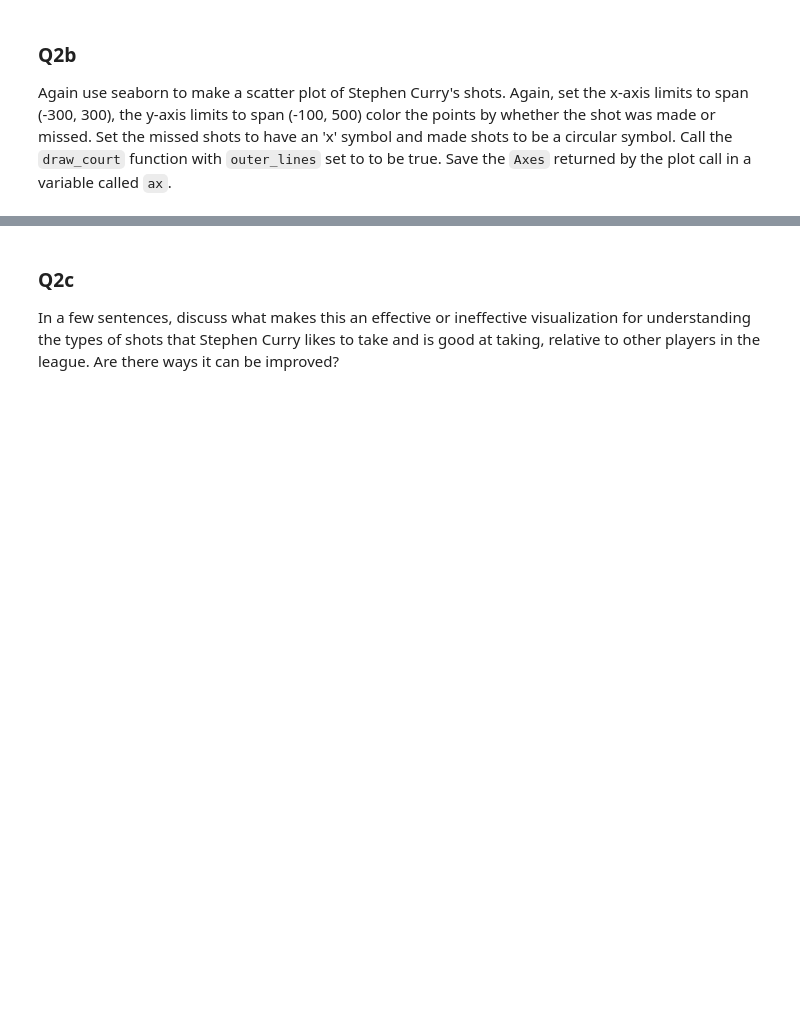
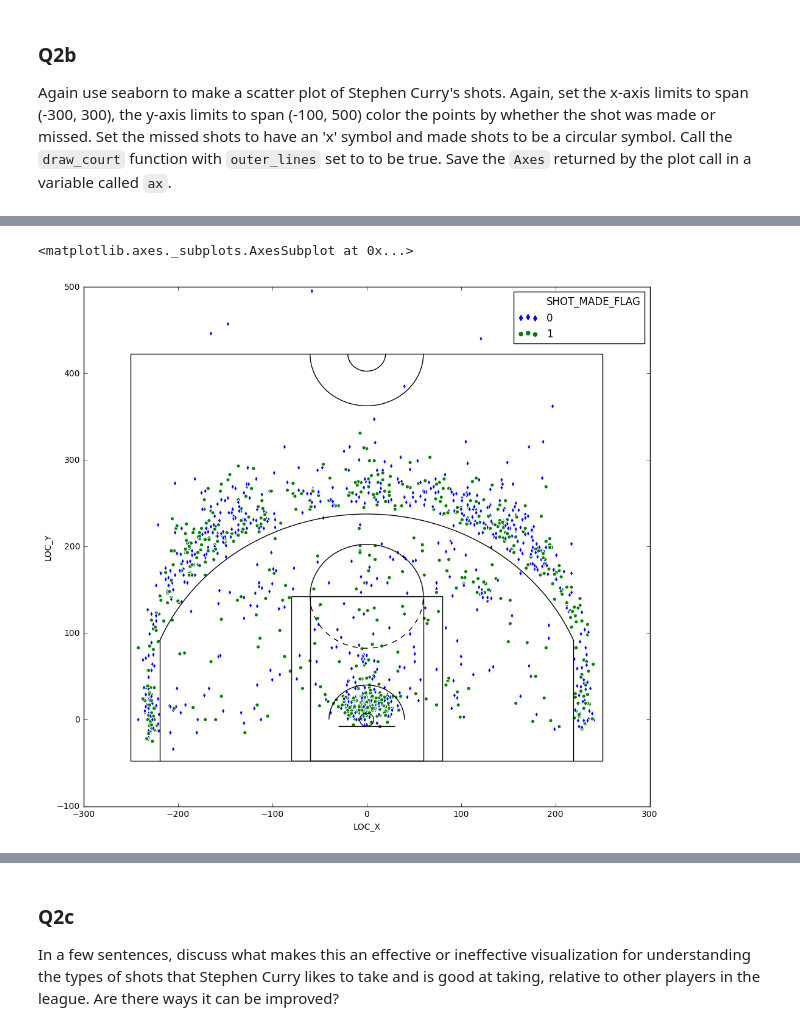
Before and after one commit to jcvdav/Spring2019, a Jupyter notebook: homeworks/homework2/student/homework2.ipynb, the cells around one changed output, grey strips where cells are left out. Drawn from its saved outputs; the diff is of its cells as text; code cells hidden in the pictures; blank space fills up the shorter version.

```diff
--- a/homeworks/homework2/student/homework2.ipynb
+++ b/homeworks/homework2/student/homework2.ipynb
@@ -368,2 +465,16 @@ ax = ...
+# %%
+plt.figure(figsize=(12, 11))
+cmap = sns.cubehelix_palette(dark=0, light=1, as_cmap=True)
+markers = {0: "d", 1: "o"} #I couldn't get marker "X" to work. Apparently there's an ongoing GH dicussion about an error (valueerror: could not convert string to float: 'X')
+ax = sns.scatterplot("LOC_X", "LOC_Y",
+                     hue = "SHOT_MADE_FLAG",
+                     style = "SHOT_MADE_FLAG",
+                     markers = markers,
+                     data = curry_data)
+ax.set(xlim = (-300, 300), ylim = (-100, 500))
+draw_court(outer_lines = True)
+# %% [output]
+<matplotlib.axes._subplots.AxesSubplot at 0x...>
+[figure, added]
 # %%
 ok.grade("q2b");
```
Also changed, not shown: parts of 23 cells of this notebook, 6 other files.
